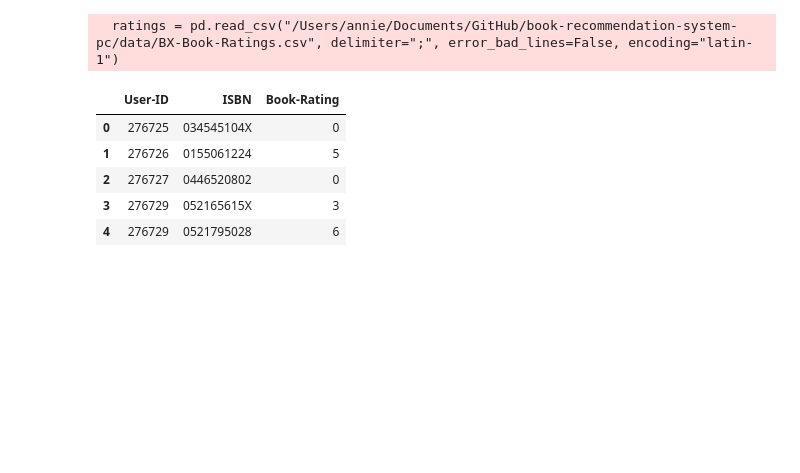
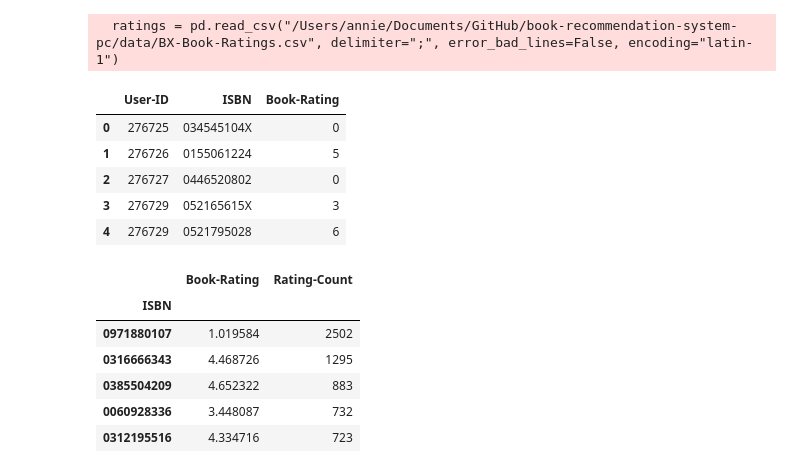
Before and after one commit to AnweshaPatra/book-recommendation-system-pc, a Jupyter notebook: recommender.ipynb, the cells around one changed output. Saved outputs shown, nothing was run; the diff lists cells and outputs as text; code cells hidden in the pictures; blank space fills up the shorter version.

```diff
--- a/recommender.ipynb
+++ b/recommender.ipynb
@@ -41,3 +41,16 @@ ratings.head()
 | 2 | 276727 | 0446520802 | 0 |
 | 3 | 276729 | 052165615X | 3 |
 | 4 | 276729 | 0521795028 | 6 |
+# %%
+x = pd.DataFrame(ratings.groupby('ISBN')['Book-Rating'].mean())
+x['Rating-Count'] = pd.DataFrame(ratings.groupby('ISBN')['Book-Rating'].count())
+x.sort_values(inplace = True, by='Rating-Count', ascending = False)
+x.head()
+# %% [output]
+|  | Book-Rating | Rating-Count |
+| ISBN |  |  |
+| 0971880107 | 1.019584 | 2502 |
+| 0316666343 | 4.468726 | 1295 |
+| 0385504209 | 4.652322 | 883 |
+| 0060928336 | 3.448087 | 732 |
+| 0312195516 | 4.334716 | 723 |
```
Also changed, not shown: parts of 3 cells of this notebook.
